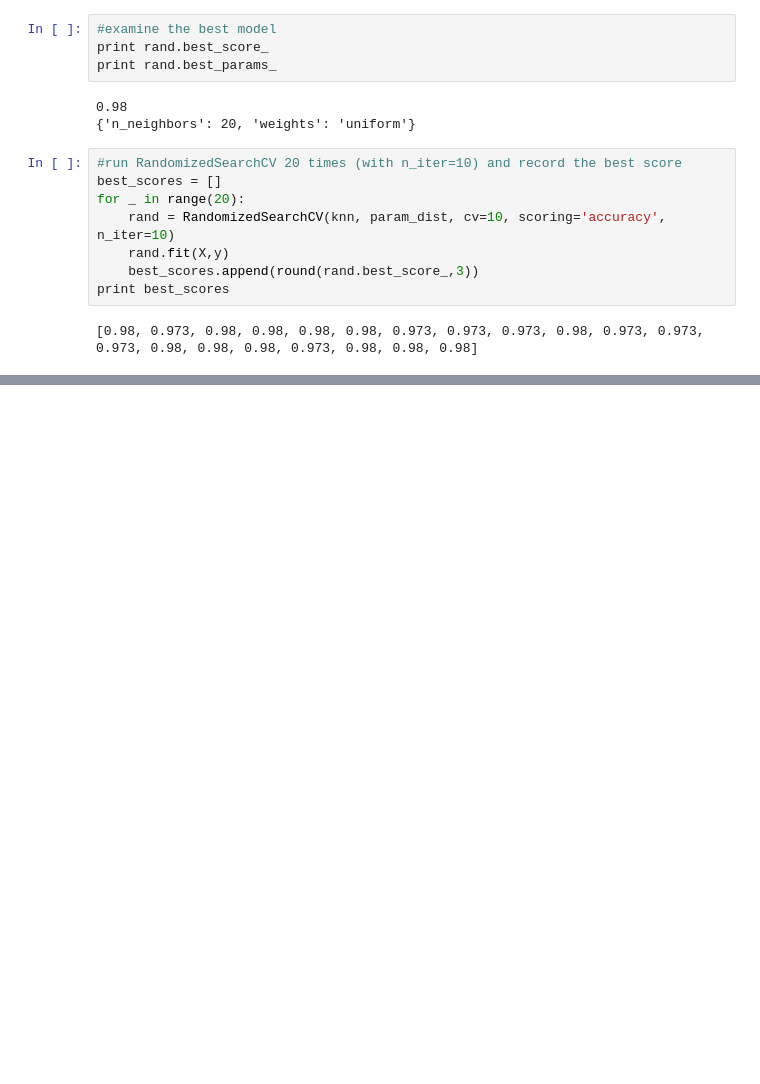
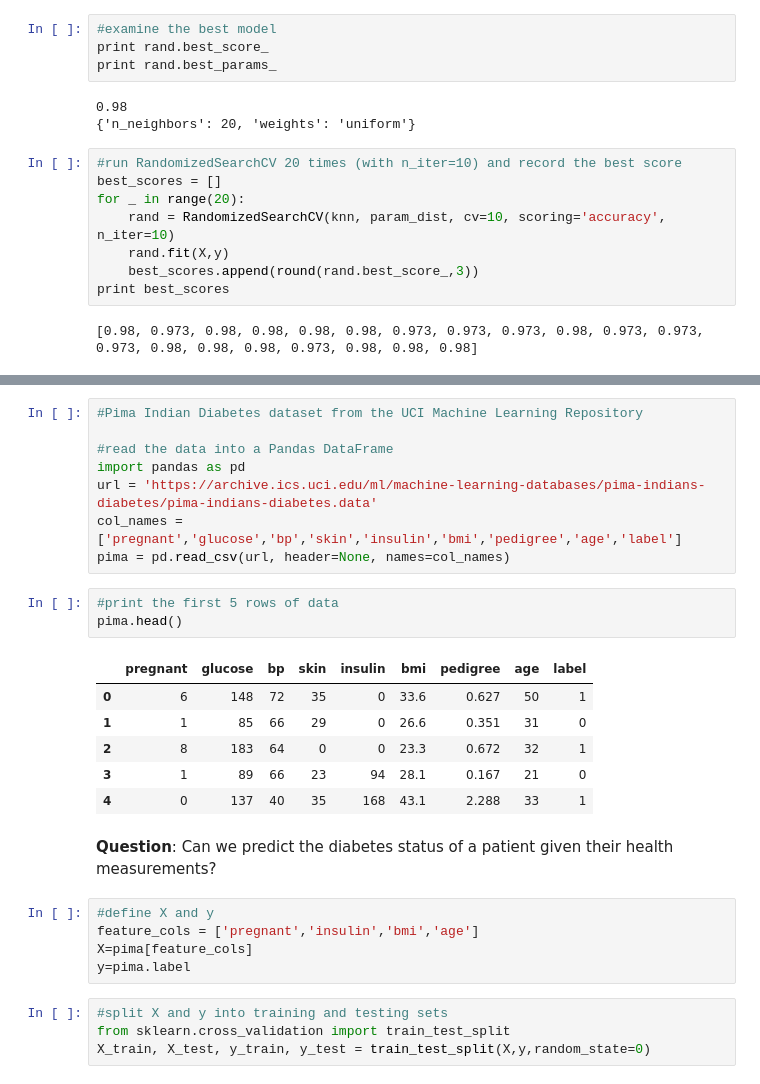
Before and after one commit to hyunhw/Practice-and-notes, a Jupyter notebook: Scikit_Pandas_tutorial.ipynb, the cells around one changed output, grey strips where cells are left out. Saved outputs shown, nothing was run; the diff lists cells and outputs as text; blank space fills up the shorter version.

```diff
--- a/Scikit_Pandas_tutorial.ipynb
+++ b/Scikit_Pandas_tutorial.ipynb
@@ -754,0 +764,29 @@ print best_scores
+# %%
+#Pima Indian Diabetes dataset from the UCI Machine Learning Repository
+
+#read the data into a Pandas DataFrame
+import pandas as pd
+url = 'https://archive.ics.uci.edu/ml/machine-learning-databases/pima-indians-diabetes/pima-indians-diabetes.data'
+col_names = ['pregnant','glucose','bp','skin','insulin','bmi','pedigree','age','label']
+pima = pd.read_csv(url, header=None, names=col_names)
+# %%
+#print the first 5 rows of data
+pima.head()
+# %% [output]
+|  | pregnant | glucose | bp | skin | insulin | bmi | pedigree | age | label |
+| 0 | 6 | 148 | 72 | 35 | 0 | 33.6 | 0.627 | 50 | 1 |
+| 1 | 1 | 85 | 66 | 29 | 0 | 26.6 | 0.351 | 31 | 0 |
+| 2 | 8 | 183 | 64 | 0 | 0 | 23.3 | 0.672 | 32 | 1 |
+| 3 | 1 | 89 | 66 | 23 | 94 | 28.1 | 0.167 | 21 | 0 |
+| 4 | 0 | 137 | 40 | 35 | 168 | 43.1 | 2.288 | 33 | 1 |
+# %% [markdown]
+**Question**: Can we predict the diabetes status of a patient given their health measurements?
+# %%
+#define X and y
+feature_cols = ['pregnant','insulin','bmi','age']
+X=pima[feature_cols]
+y=pima.label
+# %%
+#split X and y into training and testing sets
+from sklearn.cross_validation import train_test_split
+X_train, X_test, y_train, y_test = train_test_split(X,y,random_state=0)
```
Also changed, not shown: parts of 31 cells of this notebook.
